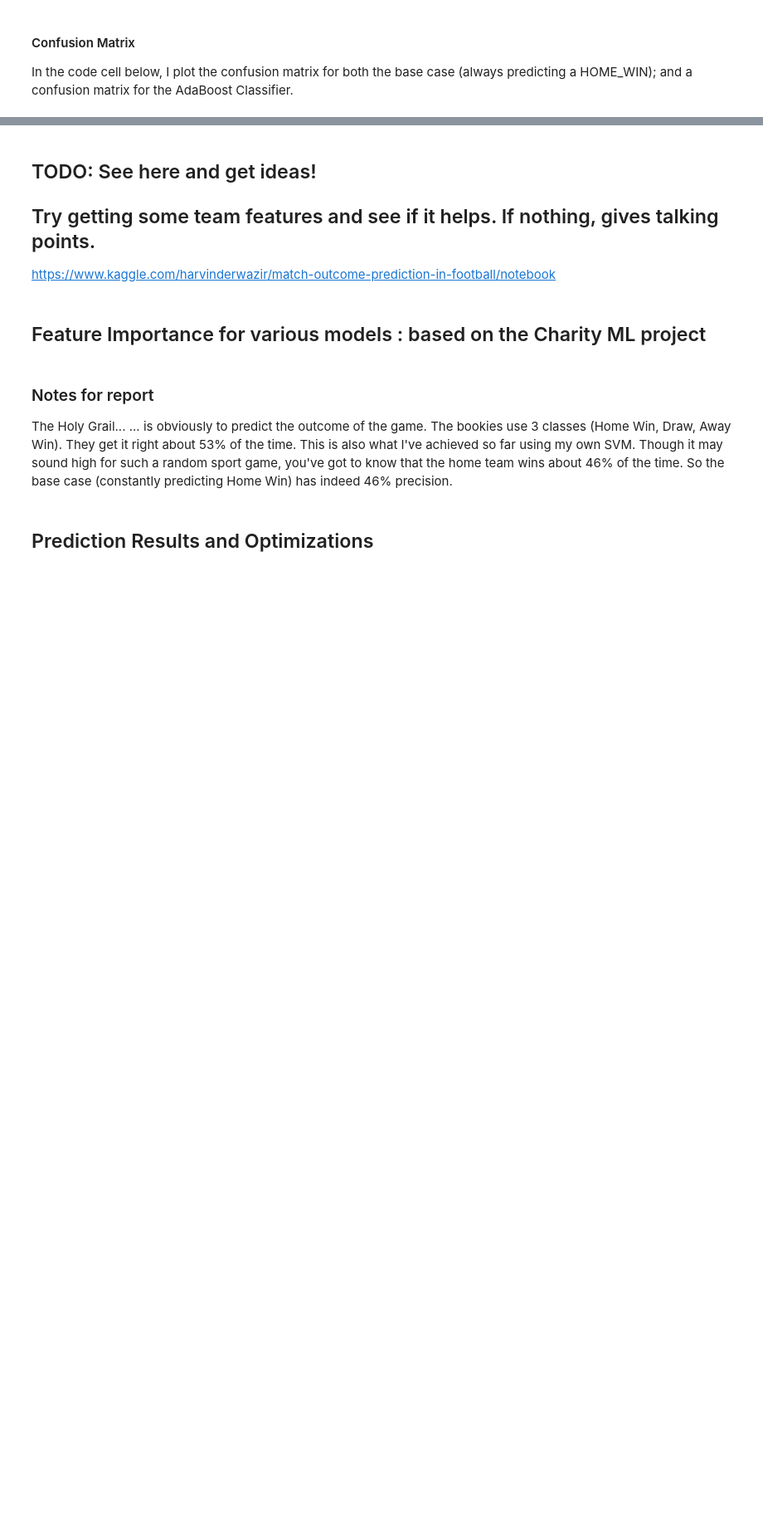
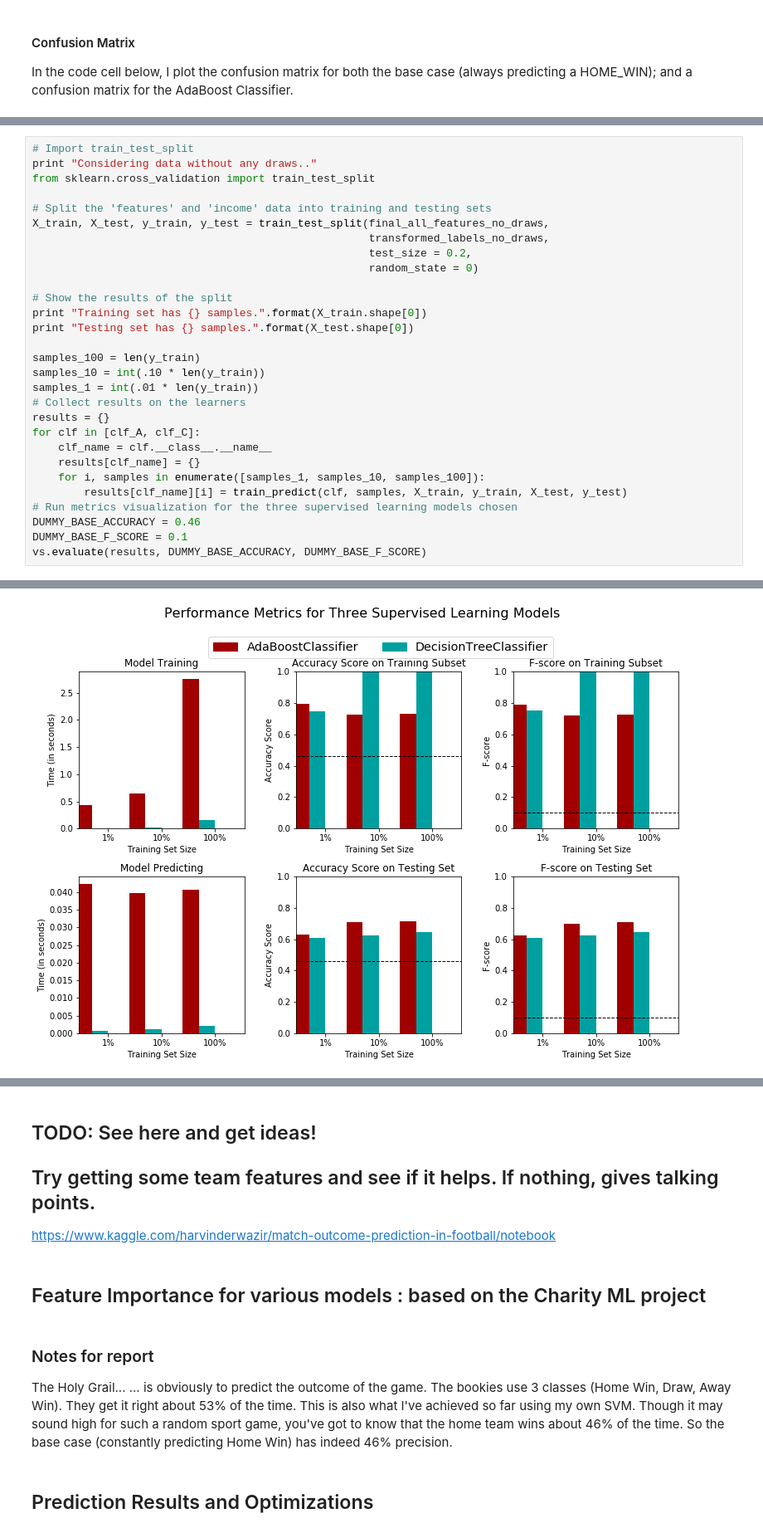
Before and after one commit to sgoyal1012/UdacityNanodegreeSubmissions, a Jupyter notebook: EuropeanSoccer_Capstone/Notebook_Code/Match_outcome_prediction.ipynb, the cells around one changed output, grey strips where cells are left out. Shown at 83% size. Drawn from its saved outputs; the diff is of its cells as text; blank space fills up the shorter version.

```diff
--- a/EuropeanSoccer_Capstone/Notebook_Code/Match_outcome_prediction.ipynb
+++ b/EuropeanSoccer_Capstone/Notebook_Code/Match_outcome_prediction.ipynb
@@ -1011,0 +1024,30 @@ Normalized confusion matrix
+# %%
+# Import train_test_split
+print "Considering data without any draws.."
+from sklearn.cross_validation import train_test_split
+
+# Split the 'features' and 'income' data into training and testing sets
+X_train, X_test, y_train, y_test = train_test_split(final_all_features_no_draws,
+                                                    transformed_labels_no_draws,
+                                                    test_size = 0.2,
+                                                    random_state = 0)
+
+# Show the results of the split
+print "Training set has {} samples.".format(X_train.shape[0])
+print "Testing set has {} samples.".format(X_test.shape[0])
+
+samples_100 = len(y_train)
+samples_10 = int(.10 * len(y_train))
+samples_1 = int(.01 * len(y_train))
+# Collect results on the learners
+results = {}
+for clf in [clf_A, clf_C]:
+    clf_name = clf.__class__.__name__
+    results[clf_name] = {}
+    for i, samples in enumerate([samples_1, samples_10, samples_100]):
+        results[clf_name][i] = train_predict(clf, samples, X_train, y_train, X_test, y_test)
+# Run metrics visualization for the three supervised learning models chosen
+DUMMY_BASE_ACCURACY = 0.46
+DUMMY_BASE_F_SCORE = 0.1
+vs.evaluate(results, DUMMY_BASE_ACCURACY, DUMMY_BASE_F_SCORE)
+# %% [output]
@@ -1011,0 +1063 @@ Normalized confusion matrix
+[figure, added]
```
Also changed, not shown: parts of 8 cells of this notebook.
